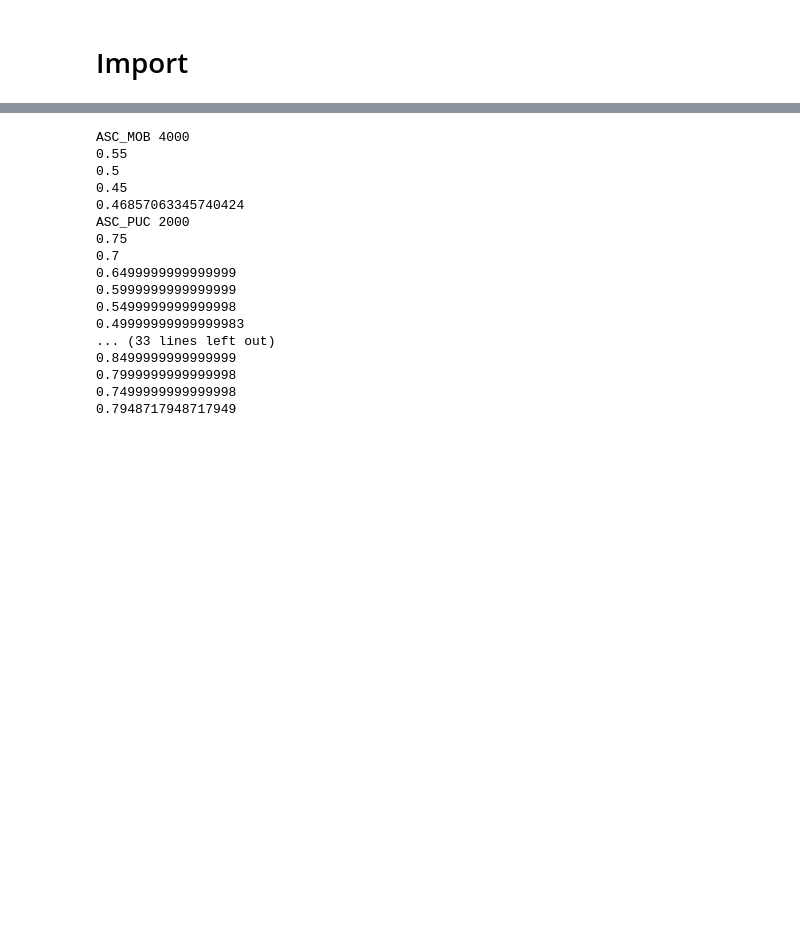
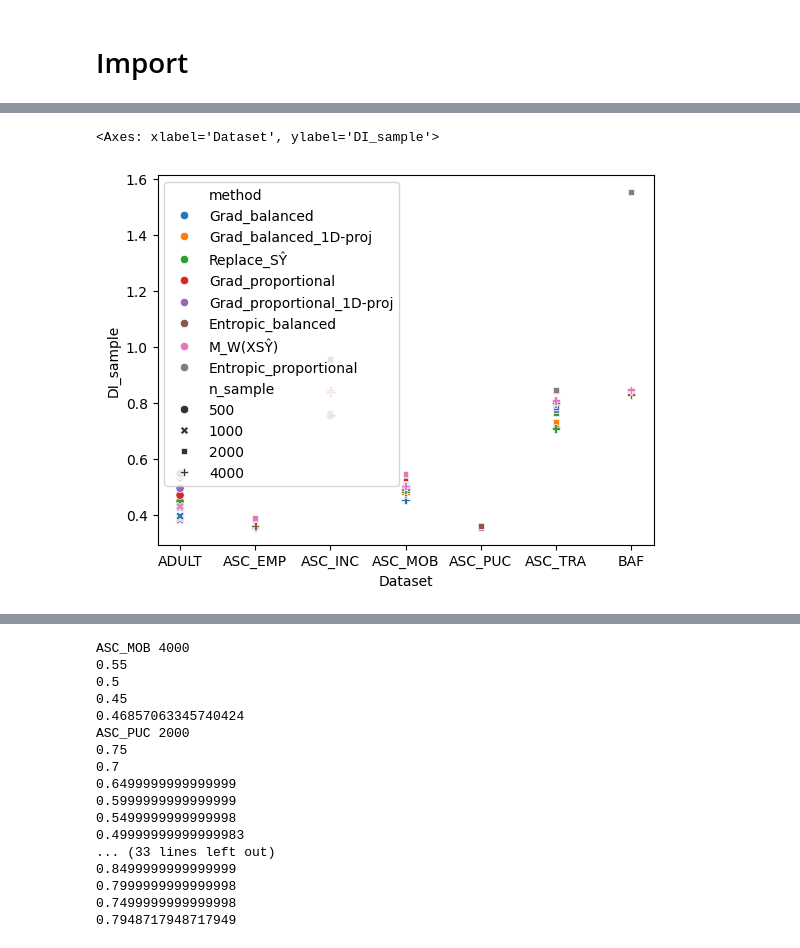
Before and after one commit to ValentinLafargue/Inspection, a Jupyter notebook: Project/Highest_undetected_unbiasing.ipynb, the cells around one changed output, grey strips where cells are left out. Cells and saved outputs as stored; diff of their text form; code cells hidden in the pictures; blank space fills up the shorter version.

```diff
--- a/Project/Highest_undetected_unbiasing.ipynb
+++ b/Project/Highest_undetected_unbiasing.ipynb
@@ -148,0 +764,8 @@ dic_highest_to_start = {
+# %%
+df = df_100[df_100.test_result_rejected.isna()].groupby(['Dataset', 'n_sample', 'method']).agg({
+    'DI_sample' : 'max',
+}).sort_values(['Dataset', 'n_sample', 'DI_sample']).reset_index()
+sns.scatterplot(data = df, x = 'Dataset', y = 'DI_sample', style='n_sample', hue = 'method')
+# %% [output]
+<Axes: xlabel='Dataset', ylabel='DI_sample'>
+[figure, added]
```
Also changed, not shown: parts of 92 cells of this notebook, 9 other files.
